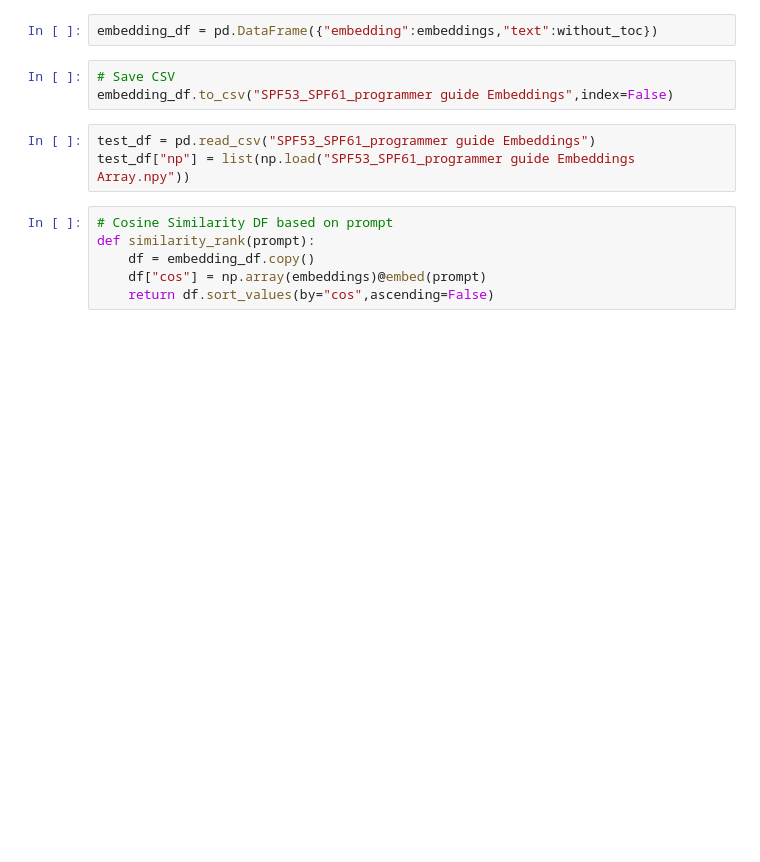
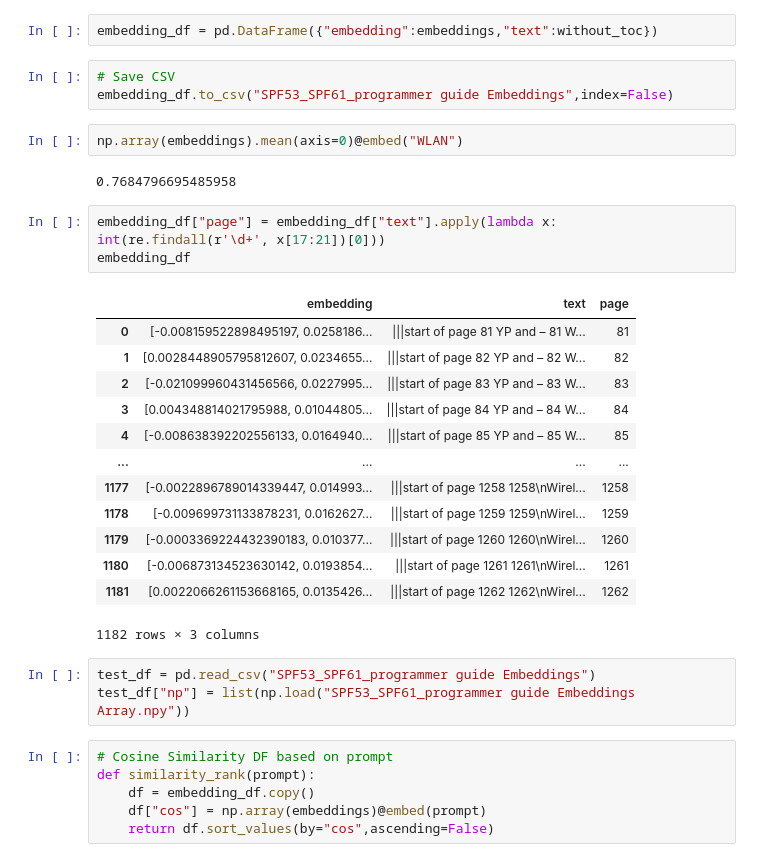
Before and after one commit to houkinwan/ManualGPT, a Jupyter notebook: Individual Document Chunking.ipynb, the cells around one changed output. Cells and saved outputs as stored; diff of their text form; blank space fills up the shorter version.

```diff
--- a/Individual Document Chunking.ipynb
+++ b/Individual Document Chunking.ipynb
@@ -108,6 +89,27 @@ embedding_df = pd.DataFrame({"embedding":embeddings,"text":without_toc})
 # %%
 # Save CSV
 embedding_df.to_csv("SPF53_SPF61_programmer guide Embeddings",index=False)
+# %%
+np.array(embeddings).mean(axis=0)@embed("WLAN")
+# %% [output]
+0.7684796695485958
+# %%
+embedding_df["page"] = embedding_df["text"].apply(lambda x: int(re.findall(r'\d+', x[17:21])[0]))
+embedding_df
+# %% [output]
+|  | embedding | text | page |
+| 0 | [-0.008159522898495197, 0.0258186... | |||start of page 81 YP and – 81 W... | 81 |
+| 1 | [0.0028448905795812607, 0.0234655... | |||start of page 82 YP and – 82 W... | 82 |
+| 2 | [-0.021099960431456566, 0.0227995... | |||start of page 83 YP and – 83 W... | 83 |
+| 3 | [0.004348814021795988, 0.01044805... | |||start of page 84 YP and – 84 W... | 84 |
+| 4 | [-0.008638392202556133, 0.0164940... | |||start of page 85 YP and – 85 W... | 85 |
+| ... | ... | ... | ... |
+| 1177 | [-0.0022896789014339447, 0.014993... | |||start of page 1258 1258\nWirel... | 1258 |
+| 1178 | [-0.009699731133878231, 0.0162627... | |||start of page 1259 1259\nWirel... | 1259 |
+| 1179 | [-0.0003369224432390183, 0.010377... | |||start of page 1260 1260\nWirel... | 1260 |
+| 1180 | [-0.006873134523630142, 0.0193854... | |||start of page 1261 1261\nWirel... | 1261 |
+| 1181 | [0.0022066261153668165, 0.0135426... | |||start of page 1262 1262\nWirel... | 1262 |
+1182 rows × 3 columns
 # %%
 test_df = pd.read_csv("SPF53_SPF61_programmer guide Embeddings")
 test_df["np"] = list(np.load("SPF53_SPF61_programmer guide Embeddings Array.npy"))
```
Also changed, not shown: parts of 5 cells of this notebook, 15 other files.
